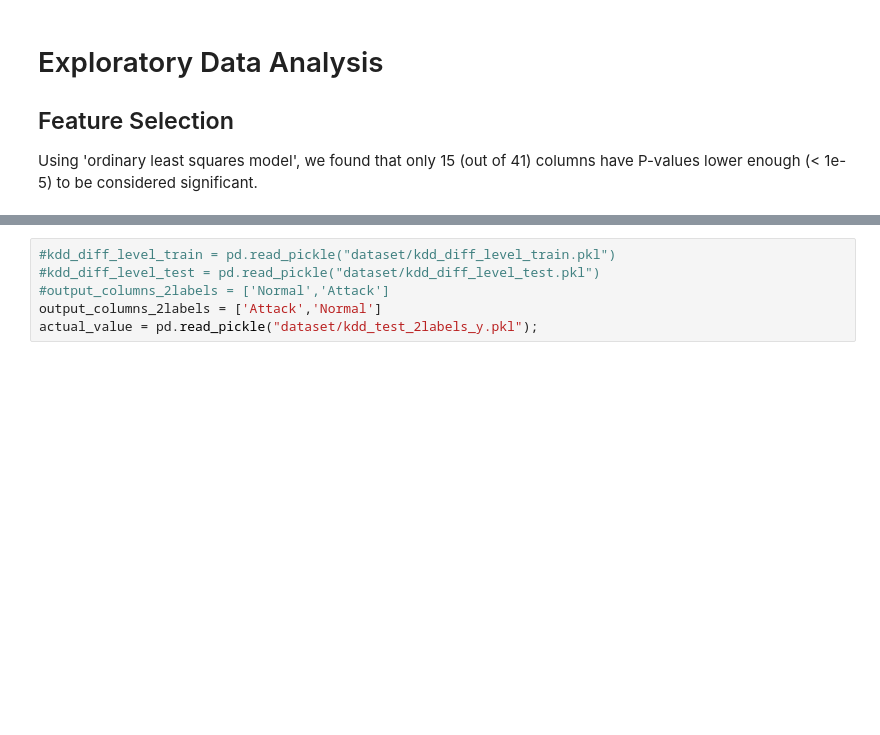
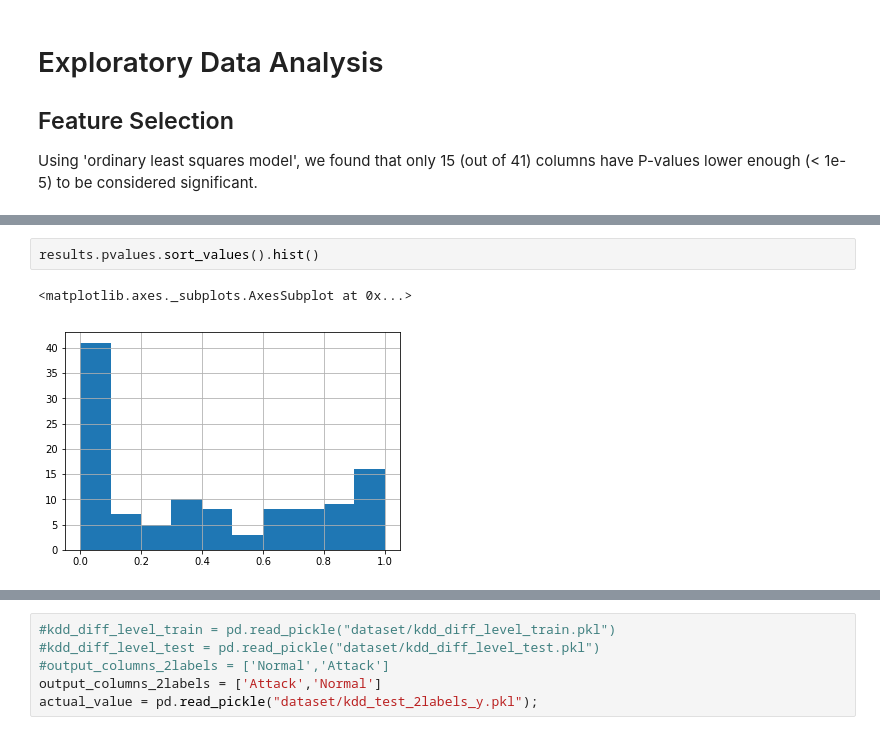
Before and after one commit to rkmalaiya/network_anomaly_detection_deep_learning, a Jupyter notebook: evaluate_scores.ipynb, the cells around one changed output, grey strips where cells are left out. Saved outputs shown, nothing was run; the diff lists cells and outputs as text; blank space fills up the shorter version.

```diff
--- a/evaluate_scores.ipynb
+++ b/evaluate_scores.ipynb
@@ -46,3 +69,8 @@ results.pvalues.sort_values().plot();
+# %%
+results.pvalues.sort_values().hist()
+# %% [output]
+<matplotlib.axes._subplots.AxesSubplot at 0x...>
+[figure, added]
 # %%
 
 print("Variables having P value lower than 1e-5")
```
Also changed, not shown: parts of 9 cells of this notebook, 1 other file.
